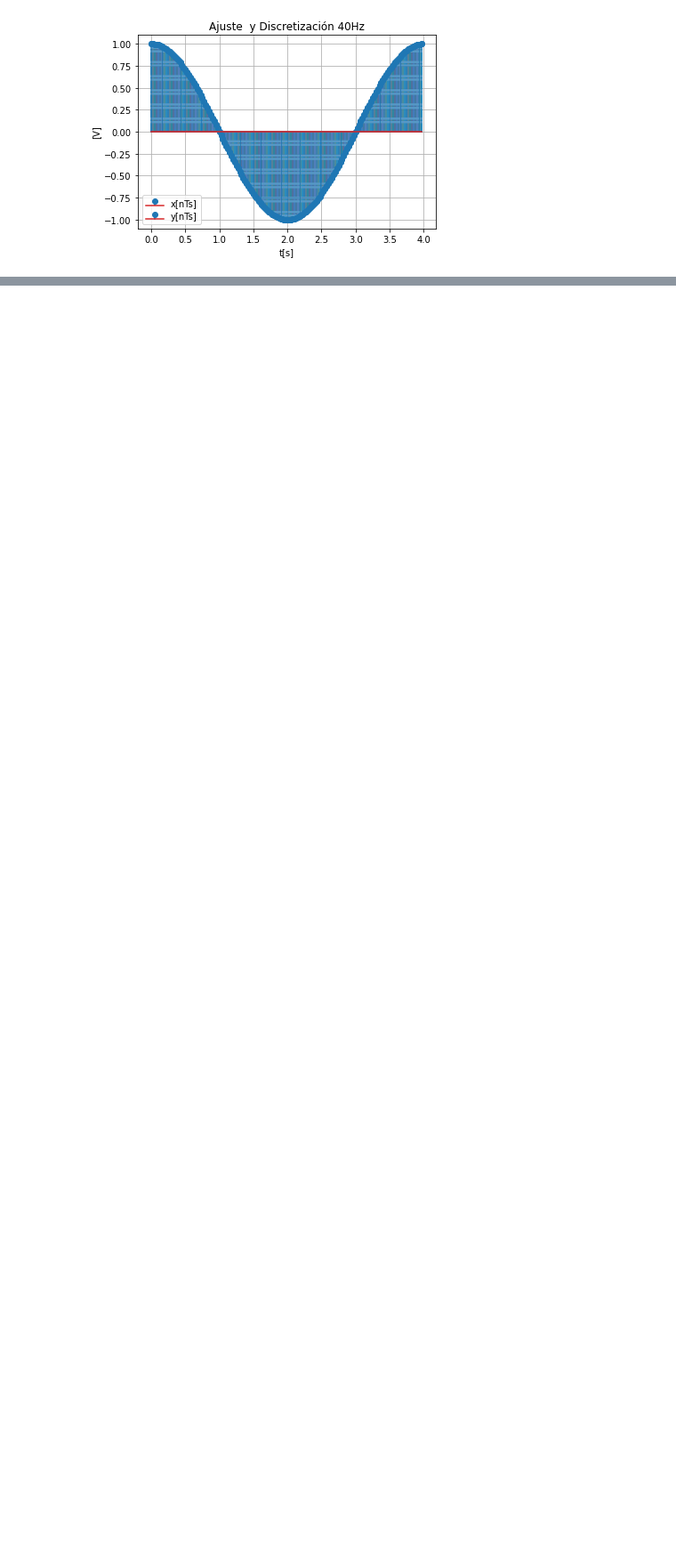
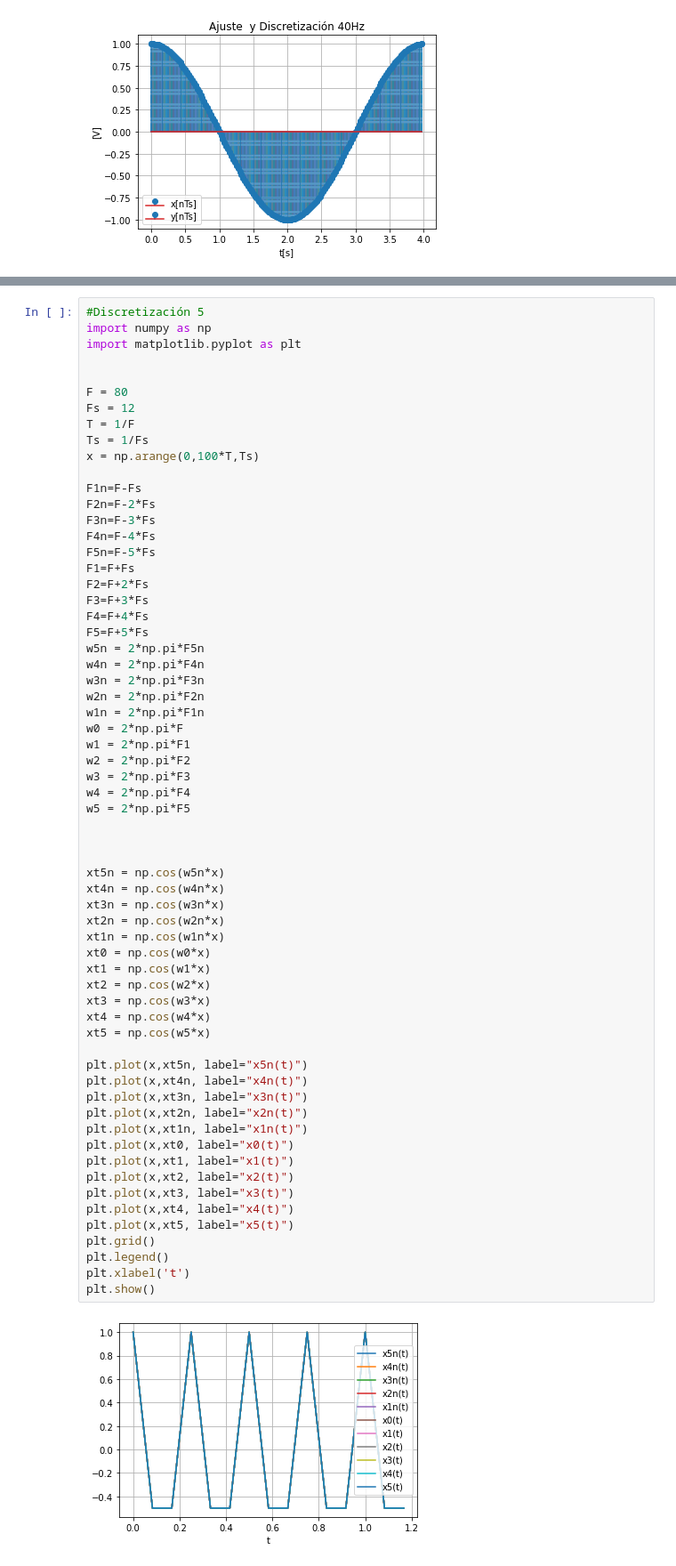
Before and after one commit to sejaramillotr/Taller1, a Jupyter notebook: Taller1.ipynb, the cells around one changed output, grey strips where cells are left out. Shown at 89% size. Drawn from its saved outputs; the diff is of its cells as text; blank space fills up the shorter version.

```diff
--- a/Taller1.ipynb
+++ b/Taller1.ipynb
@@ -782,0 +781,65 @@ E) Demuestre que funciones cosenoidales con frecuencia de oscilación $F_k=F_o+
+# %%
+#Discretización 5
+import numpy as np
+import matplotlib.pyplot as plt
+
+
+F = 80
+Fs = 12
+T = 1/F
+Ts = 1/Fs
+x = np.arange(0,100*T,Ts)
+
+F1n=F-Fs
+F2n=F-2*Fs
+F3n=F-3*Fs
+F4n=F-4*Fs
+F5n=F-5*Fs
+F1=F+Fs
+F2=F+2*Fs
+F3=F+3*Fs
+F4=F+4*Fs
+F5=F+5*Fs
+w5n = 2*np.pi*F5n
+w4n = 2*np.pi*F4n
+w3n = 2*np.pi*F3n
+w2n = 2*np.pi*F2n
+w1n = 2*np.pi*F1n
+w0 = 2*np.pi*F
+w1 = 2*np.pi*F1
+w2 = 2*np.pi*F2
+w3 = 2*np.pi*F3
+w4 = 2*np.pi*F4
+w5 = 2*np.pi*F5
+
+
+
+xt5n = np.cos(w5n*x)
+xt4n = np.cos(w4n*x)
+xt3n = np.cos(w3n*x)
+xt2n = np.cos(w2n*x)
+xt1n = np.cos(w1n*x)
+xt0 = np.cos(w0*x)
+xt1 = np.cos(w1*x)
+xt2 = np.cos(w2*x)
+xt3 = np.cos(w3*x)
+xt4 = np.cos(w4*x)
+xt5 = np.cos(w5*x)
+
+plt.plot(x,xt5n, label="x5n(t)")
+plt.plot(x,xt4n, label="x4n(t)")
+plt.plot(x,xt3n, label="x3n(t)")
+plt.plot(x,xt2n, label="x2n(t)")
+plt.plot(x,xt1n, label="x1n(t)")
+plt.plot(x,xt0, label="x0(t)")
+plt.plot(x,xt1, label="x1(t)")
+plt.plot(x,xt2, label="x2(t)")
+plt.plot(x,xt3, label="x3(t)")
+plt.plot(x,xt4, label="x4(t)")
+plt.plot(x,xt5, label="x5(t)")
+plt.grid()
+plt.legend()
+plt.xlabel('t')
+plt.show()
+# %% [output]
+[figure, added]
```
Also changed, not shown: parts of 4 cells of this notebook.
